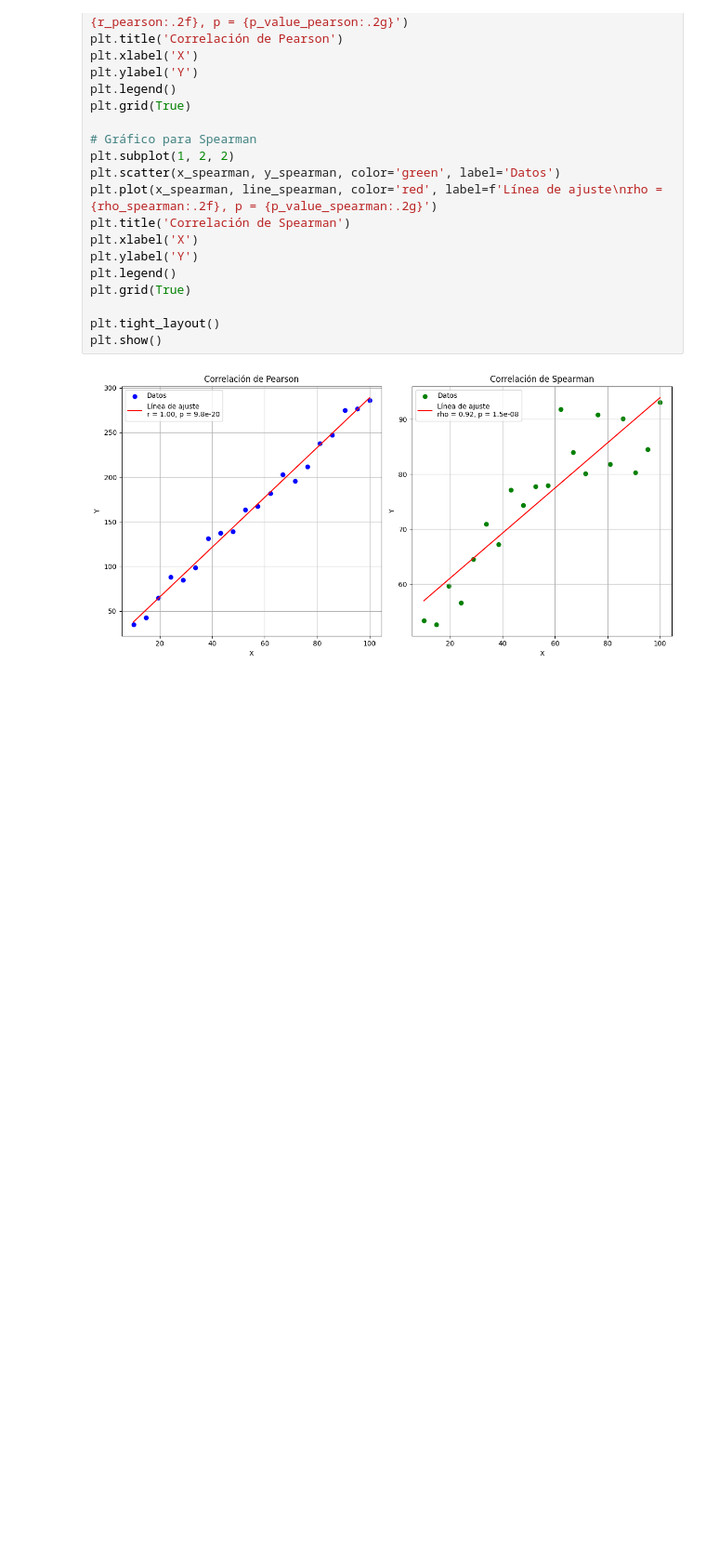
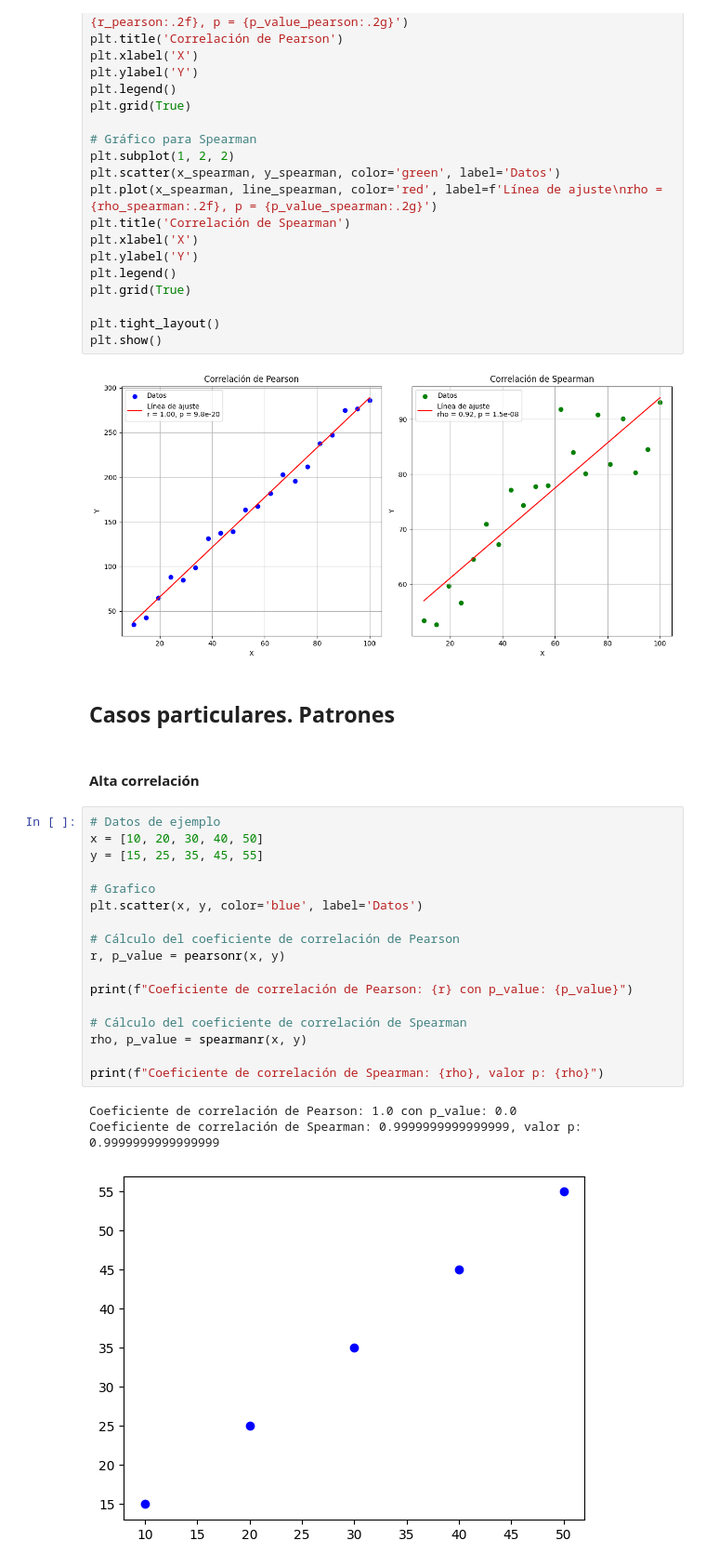
Before and after one commit to DaniCh-Coder/Python-Notes, a Jupyter notebook: ps stats/Corr-Regr/Corr-Pearson-Spearman.ipynb, the cells around one changed output. Shown at 93% size. Cells and saved outputs as stored; diff of their text form; blank space fills up the shorter version.

```diff
--- a/ps stats/Corr-Regr/Corr-Pearson-Spearman.ipynb
+++ b/ps stats/Corr-Regr/Corr-Pearson-Spearman.ipynb
@@ -118,3 +118,28 @@ plt.tight_layout()
 plt.show()
 # %% [output]
 [figure]
+# %% [markdown]
+## Casos particulares. Patrones
+# %% [markdown]
+#### Alta correlación
+# %%
+# Datos de ejemplo
+x = [10, 20, 30, 40, 50]
+y = [15, 25, 35, 45, 55]
+
+# Grafico
+plt.scatter(x, y, color='blue', label='Datos')
+
+# Cálculo del coeficiente de correlación de Pearson
+r, p_value = pearsonr(x, y)
+
+print(f"Coeficiente de correlación de Pearson: {r} con p_value: {p_value}")
+
+# Cálculo del coeficiente de correlación de Spearman
+rho, p_value = spearmanr(x, y)
+
+print(f"Coeficiente de correlación de Spearman: {rho}, valor p: {rho}")
+# %% [output]
+Coeficiente de correlación de Pearson: 1.0 con p_value: 0.0
+Coeficiente de correlación de Spearman: 0.9999999999999999, valor p: 0.9999999999999999
+[figure, added]
```
Also changed, not shown: parts of 22 cells of this notebook, 3 other files.
